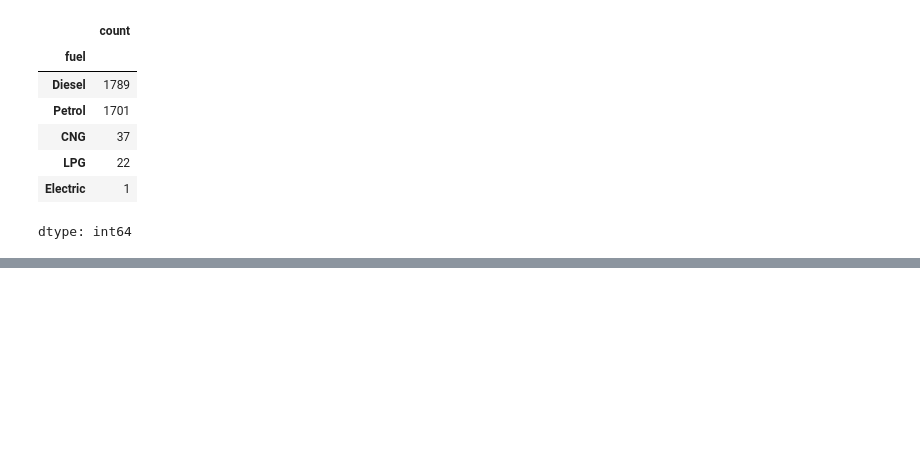
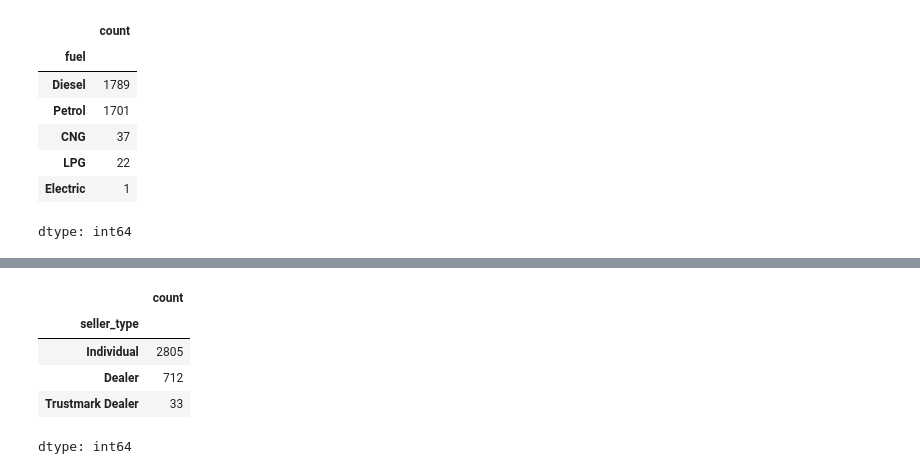
Before and after one commit to rajeshxdatascience/Car-Price-Prediction-ML, a Jupyter notebook: 01_Exploratory_Data_Analysis.ipynb, the cells around one changed output, grey strips where cells are left out. Saved outputs shown, nothing was run; the diff lists cells and outputs as text; code cells hidden in the pictures; blank space fills up the shorter version.

```diff
--- a/01_Exploratory_Data_Analysis.ipynb
+++ b/01_Exploratory_Data_Analysis.ipynb
@@ -300,0 +323,9 @@ dtype: int64
+# %%
+df['seller_type'].value_counts()
+# %% [output]
+|  | count |
+| seller_type |  |
+| Individual | 2805 |
+| Dealer | 712 |
+| Trustmark Dealer | 33 |
+dtype: int64
```
Also changed, not shown: parts of 10 cells of this notebook.
